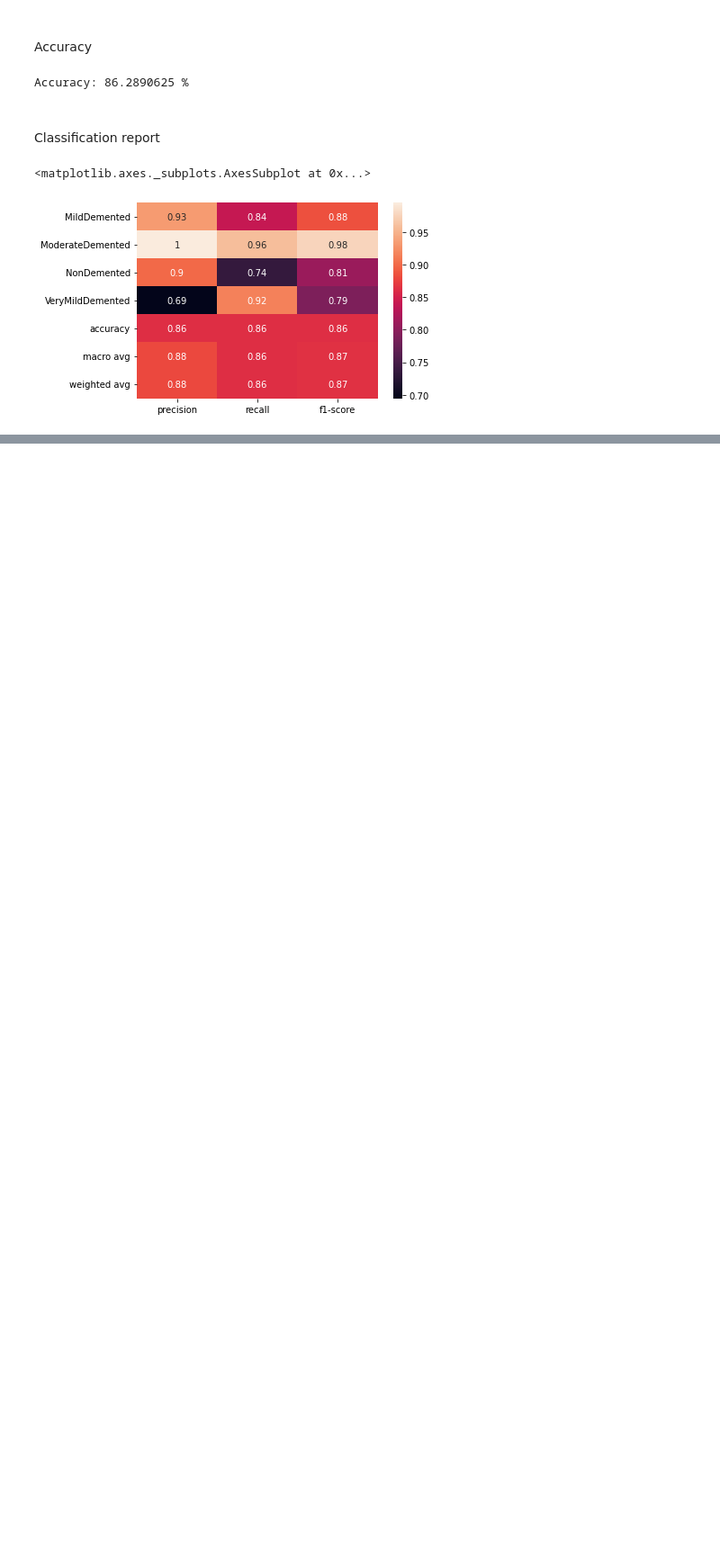
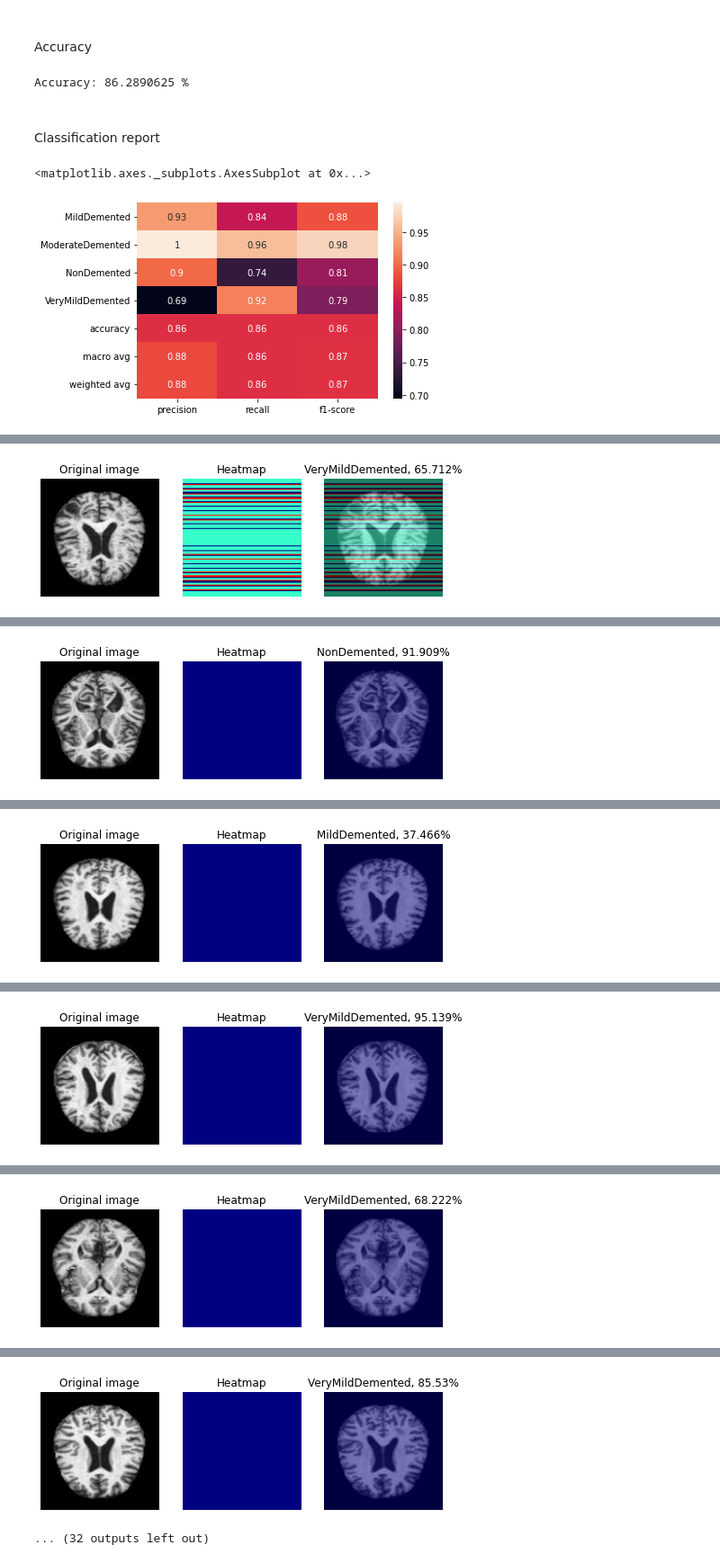
Before and after one commit to anagavrilovic/AlzheimersDisease, a Jupyter notebook: cnn/Classifying Severity of Alzheimer's Disease - CNN (Vgg19).ipynb, the cells around one changed output, grey strips where cells are left out. Shown at 90% size. Saved outputs shown, nothing was run; the diff lists cells and outputs as text; code cells hidden in the pictures; blank space fills up the shorter version.

```diff
--- a/cnn/Classifying Severity of Alzheimer's Disease - CNN (Vgg19).ipynb
+++ b/cnn/Classifying Severity of Alzheimer's Disease - CNN (Vgg19).ipynb
@@ -75,8 +78,8 @@ for image_path, image_label in images_dict.items():
     train_image_labels.append(image_label)
     # print(image_path)
 
-train_images = np.array(train_images, dtype=float)
-train_image_labels = np.array(train_image_labels, dtype=float)
+train_images = np.asarray(train_images)
+train_image_labels = np.asarray(train_image_labels)
 # %% [markdown]
 <h3 style="font-weight: normal;">Split to train and test</h3>
 # %%
@@ -87,6 +90,9 @@ train_images, test_images, train_image_labels, test_image_labels = train_test_sp
     random_state=15,
     stratify=train_image_labels)
 
+# Copying images for visualizing via heatmaps
+test_images_for_heatmaps = copy.deepcopy(test_images[0::60])
+
 train_images = train_images / 255
 test_images = test_images / 255
 # %% [markdown]
@@ -235,0 +244,3 @@ sns.heatmap(pd.DataFrame(clf_report).iloc[:-1, :].T, annot=True)
+# %%
+apply_gradcam(model, classes, test_images_for_heatmaps)
+# %% [output]
@@ -235,0 +248 @@ sns.heatmap(pd.DataFrame(clf_report).iloc[:-1, :].T, annot=True)
+[figure, added]
@@ -235,0 +250 @@ sns.heatmap(pd.DataFrame(clf_report).iloc[:-1, :].T, annot=True)
+[figure, added]
@@ -235,0 +252 @@ sns.heatmap(pd.DataFrame(clf_report).iloc[:-1, :].T, annot=True)
+[figure, added]
@@ -235,0 +254 @@ sns.heatmap(pd.DataFrame(clf_report).iloc[:-1, :].T, annot=True)
+[figure, added]
@@ -235,0 +256 @@ sns.heatmap(pd.DataFrame(clf_report).iloc[:-1, :].T, annot=True)
+[figure, added]
@@ -235,0 +258,2 @@ sns.heatmap(pd.DataFrame(clf_report).iloc[:-1, :].T, annot=True)
+[figure, added]
+... (32 outputs left out)
```
Also changed, not shown: parts of 4 cells of this notebook, 4 other files.
